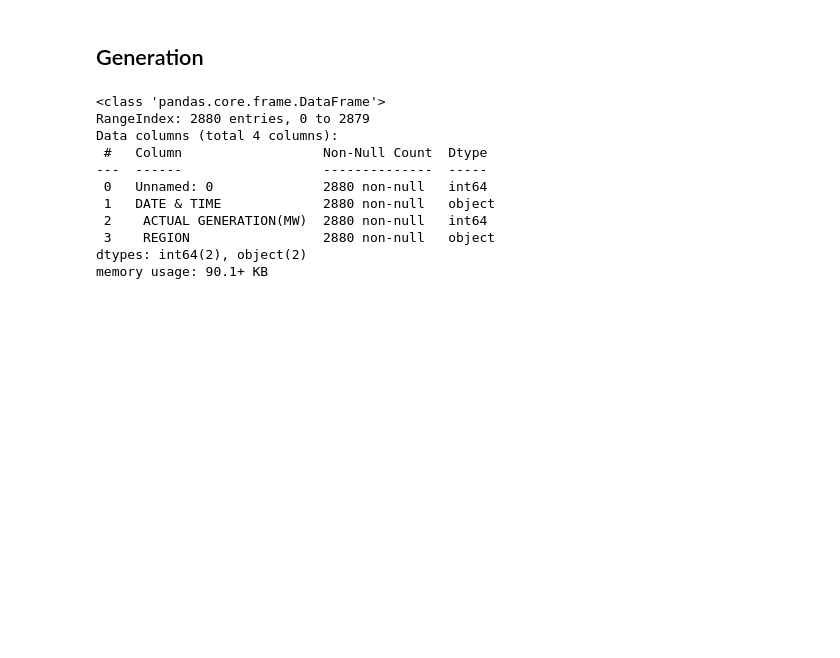
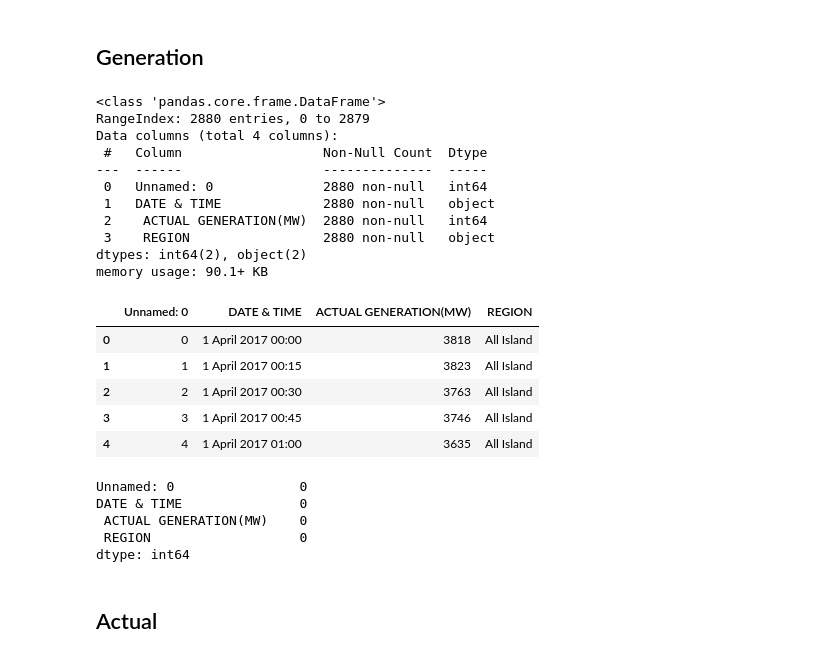
Before and after one commit to jmoro0408/Excess-Energy-Prediction, a Jupyter notebook: 1_data_inspection.ipynb, the cells around one changed output. Cells and saved outputs as stored; diff of their text form; code cells hidden in the pictures; blank space fills up the shorter version.

```diff
--- a/1_data_inspection.ipynb
+++ b/1_data_inspection.ipynb
@@ -192,3 +190,22 @@ Data columns (total 4 columns):
  3    REGION                 2880 non-null   object
 dtypes: int64(2), object(2)
 memory usage: 90.1+ KB
+# %%
+generation_actual_df.head()
+# %% [output]
+|  | Unnamed: 0 | DATE & TIME | ACTUAL GENERATION(MW) | REGION |
+| 0 | 0 | 1 April 2017 00:00 | 3818 | All Island |
+| 1 | 1 | 1 April 2017 00:15 | 3823 | All Island |
+| 2 | 2 | 1 April 2017 00:30 | 3763 | All Island |
+| 3 | 3 | 1 April 2017 00:45 | 3746 | All Island |
+| 4 | 4 | 1 April 2017 01:00 | 3635 | All Island |
+# %%
+generation_actual_df.isna().sum()
+# %% [output]
+Unnamed: 0                0
+DATE & TIME               0
+ ACTUAL GENERATION(MW)    0
+ REGION                   0
+dtype: int64
+# %% [markdown]
+## Actual
```
Also changed, not shown: parts of 23 cells of this notebook.
